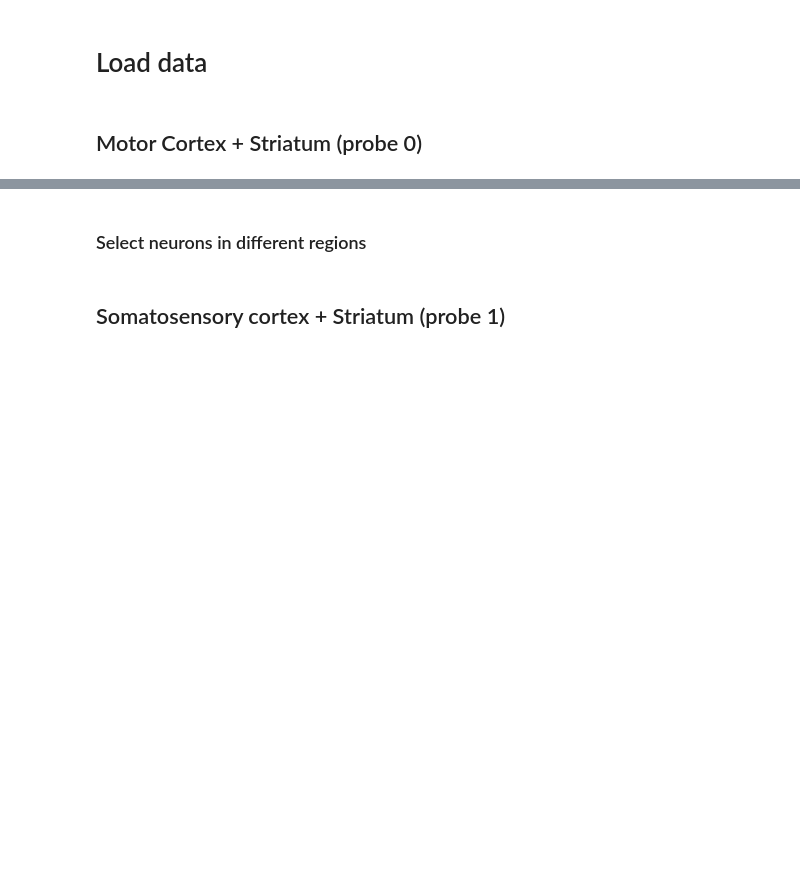
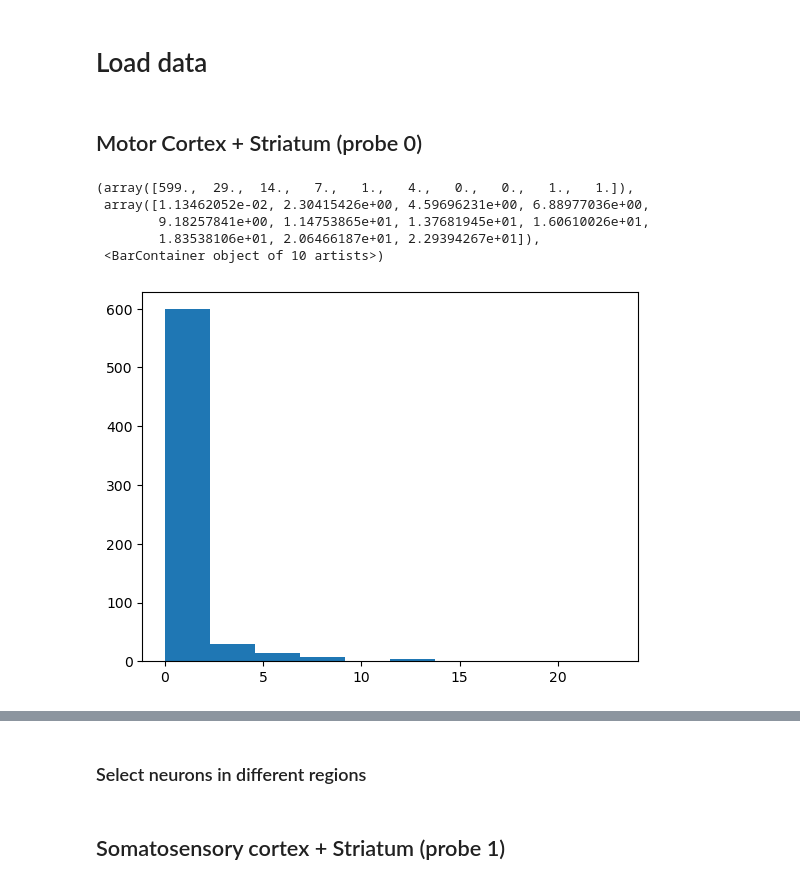
Before and after one commit to catiafortunato/earthquake_dataprep, a Jupyter notebook: prep_data.ipynb, the cells around one changed output, grey strips where cells are left out. Saved outputs shown, nothing was run; the diff lists cells and outputs as text; code cells hidden in the pictures; blank space fills up the shorter version.

```diff
--- a/prep_data.ipynb
+++ b/prep_data.ipynb
@@ -31,6 +31,15 @@ sys.path.append(data_dir)
 
 sample_rate = params.sample_rate
 #dshift = ops['dshift']
+# %%
+plt.hist(firing_rates)
+# %% [output]
+(array([599.,  29.,  14.,   7.,   1.,   4.,   0.,   0.,   1.,   1.]),
+ array([1.13462052e-02, 2.30415426e+00, 4.59696231e+00, 6.88977036e+00,
+        9.18257841e+00, 1.14753865e+01, 1.37681945e+01, 1.60610026e+01,
+        1.83538106e+01, 2.06466187e+01, 2.29394267e+01]),
+ <BarContainer object of 10 artists>)
+[figure, added]
 # %%
 # transform spike times to miliseconds
 
```
Also changed, not shown: parts of 9 cells of this notebook, 13 other files.
